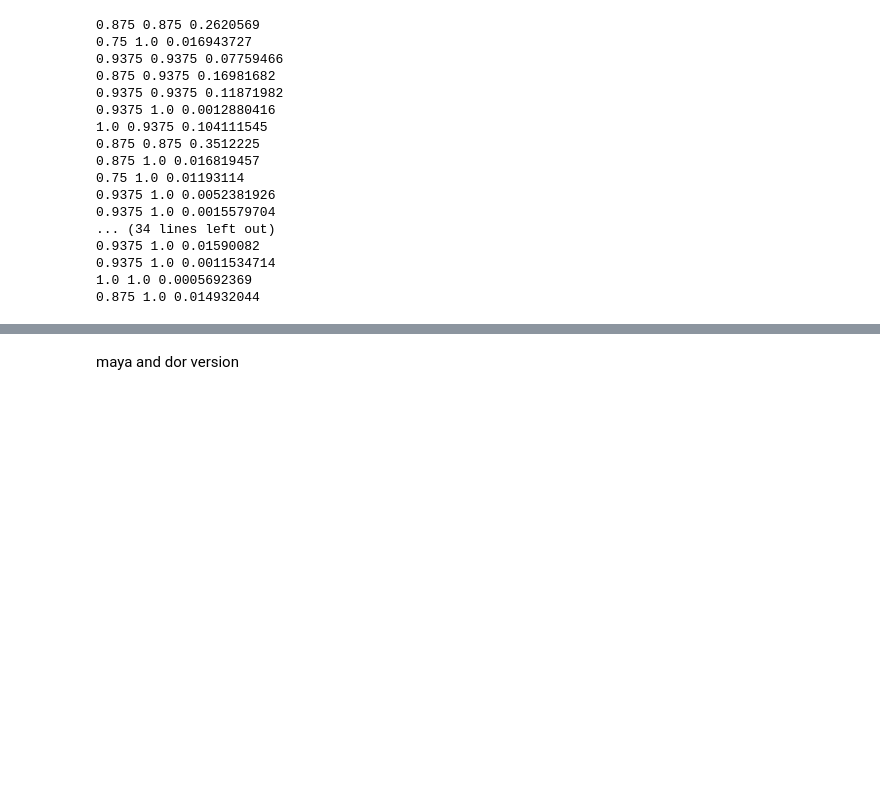
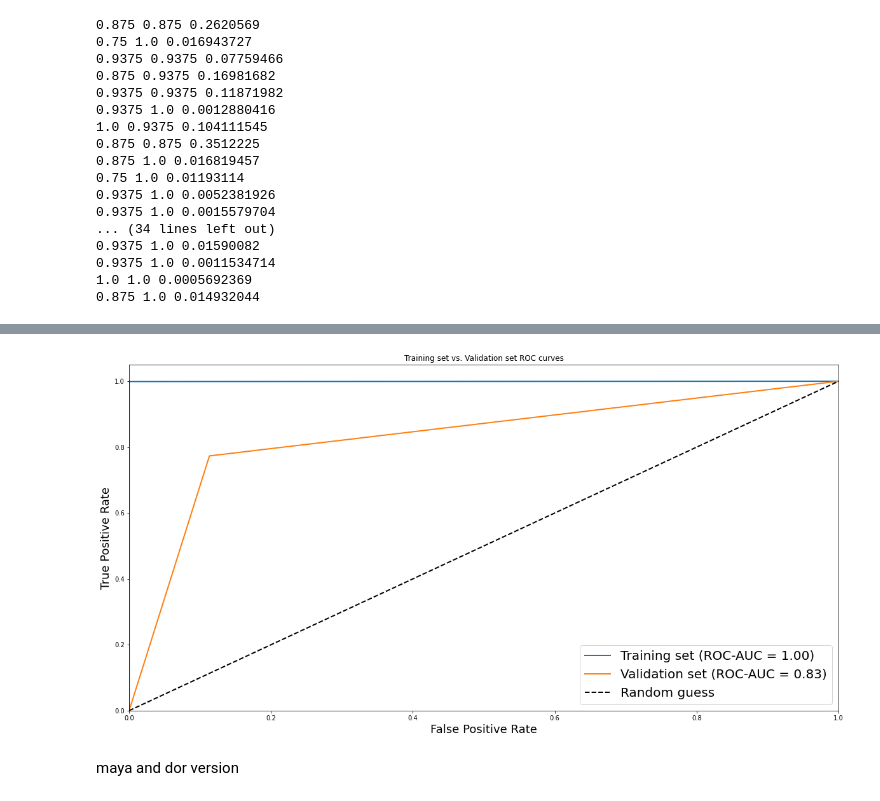
Before and after one commit to Shellyga/MAFAT-Radar-Challenge, a Jupyter notebook: Copy_of_MAFAT_Radar_Challenge_Baseline_CNN_Model.ipynb, the cells around one changed output, grey strips where cells are left out. Drawn from its saved outputs; the diff is of its cells as text; code cells hidden in the pictures; blank space fills up the shorter version.

```diff
--- a/Copy_of_MAFAT_Radar_Challenge_Baseline_CNN_Model.ipynb
+++ b/Copy_of_MAFAT_Radar_Challenge_Baseline_CNN_Model.ipynb
@@ -1074,3 +1143,11 @@ stats(pred, actual)
+# %%
+# Plot ROC curve and show ROC-AUC results of the training and validation sets.
+from sklearn.metrics import roc_auc_score, roc_curve, auc
+pred = [try_model.predict(train_x).argmax(axis=1),y_pred.argmax(axis=1)]
+actual = [encoded_train_y.argmax(1), encoded_val_y.argmax(1)]
+stats(pred, actual)
+# %% [output]
+[figure, added]
 # %% [markdown]
 maya and dor version
 # %%
```
Also changed, not shown: parts of 20 cells of this notebook.
